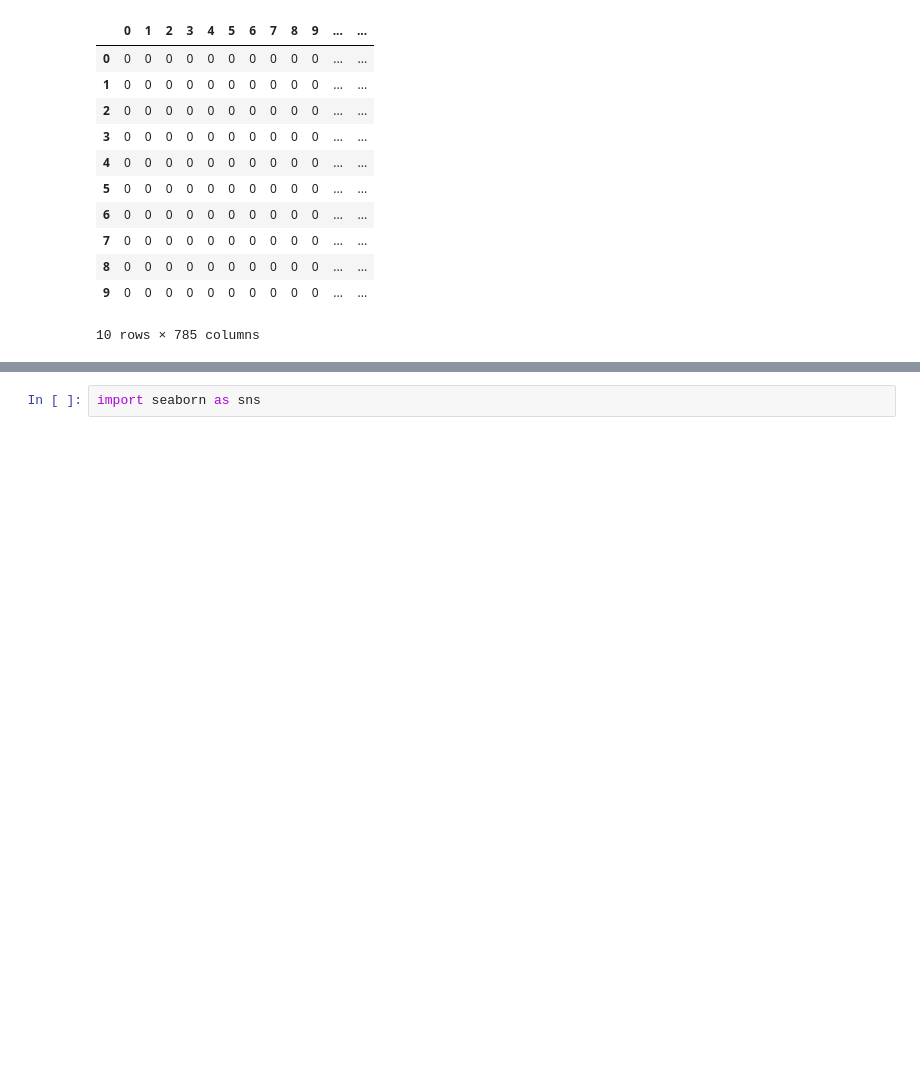
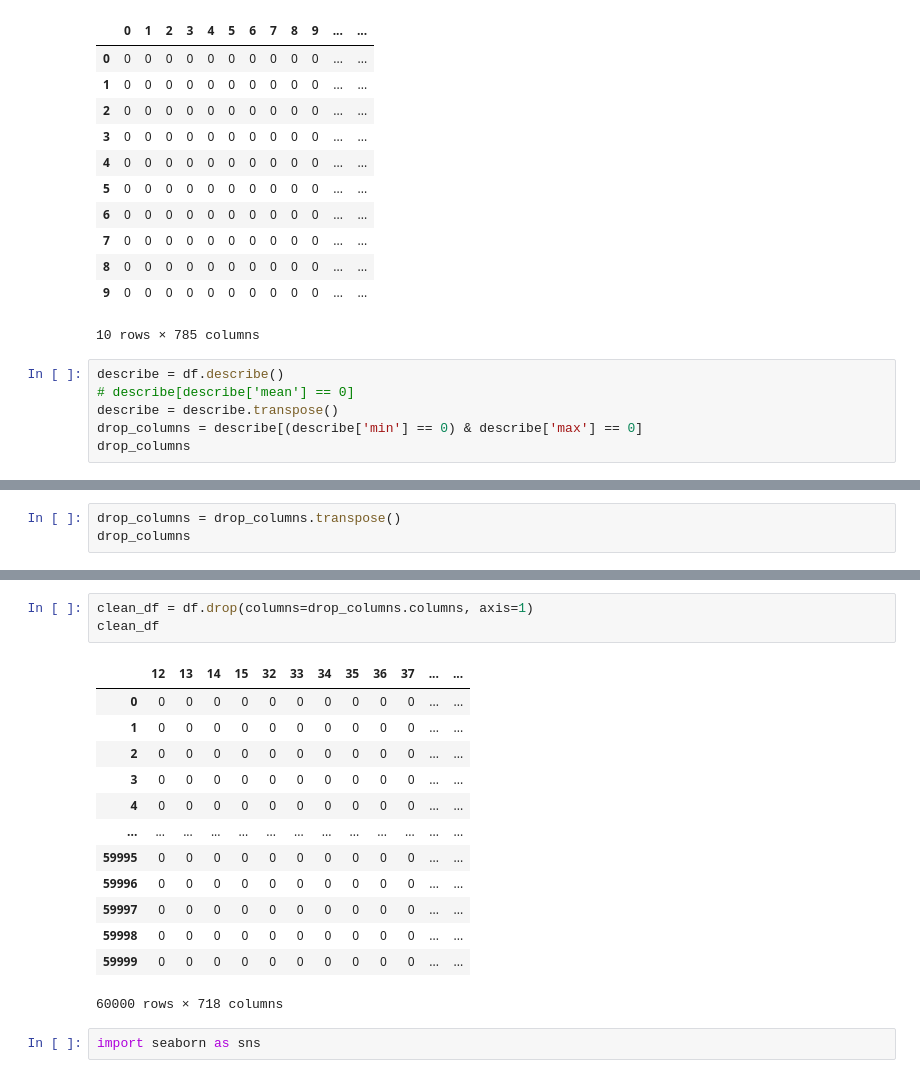
Before and after one commit to ompiepy/DataMining, a Jupyter notebook: Lab 4/KnnOnMNISTDataset.ipynb, the cells around one changed output, grey strips where cells are left out. Cells and saved outputs as stored; diff of their text form; blank space fills up the shorter version.

```diff
--- a/Lab 4/KnnOnMNISTDataset.ipynb
+++ b/Lab 4/KnnOnMNISTDataset.ipynb
@@ -61,3 +59,9 @@ df.head(10)
 | 8 | 0 | 0 | 0 | 0 | 0 | 0 | 0 | 0 | 0 | 0 | ... | ... |
 | 9 | 0 | 0 | 0 | 0 | 0 | 0 | 0 | 0 | 0 | 0 | ... | ... |
 10 rows × 785 columns
+# %%
+describe = df.describe()
+# describe[describe['mean'] == 0]
+describe = describe.transpose()
+drop_columns = describe[(describe['min'] == 0) & describe['max'] == 0]
+drop_columns
@@ -63,0 +82,3 @@ df.head(10)
+# %%
+drop_columns = drop_columns.transpose()
+drop_columns
@@ -64,3 +96,20 @@ df.head(10)
+# %%
+clean_df = df.drop(columns=drop_columns.columns, axis=1)
+clean_df
+# %% [output]
+|  | 12 | 13 | 14 | 15 | 32 | 33 | 34 | 35 | 36 | 37 | ... | ... |
+| 0 | 0 | 0 | 0 | 0 | 0 | 0 | 0 | 0 | 0 | 0 | ... | ... |
+| 1 | 0 | 0 | 0 | 0 | 0 | 0 | 0 | 0 | 0 | 0 | ... | ... |
+| 2 | 0 | 0 | 0 | 0 | 0 | 0 | 0 | 0 | 0 | 0 | ... | ... |
+| 3 | 0 | 0 | 0 | 0 | 0 | 0 | 0 | 0 | 0 | 0 | ... | ... |
+| 4 | 0 | 0 | 0 | 0 | 0 | 0 | 0 | 0 | 0 | 0 | ... | ... |
+| ... | ... | ... | ... | ... | ... | ... | ... | ... | ... | ... | ... | ... |
+| 59995 | 0 | 0 | 0 | 0 | 0 | 0 | 0 | 0 | 0 | 0 | ... | ... |
+| 59996 | 0 | 0 | 0 | 0 | 0 | 0 | 0 | 0 | 0 | 0 | ... | ... |
+| 59997 | 0 | 0 | 0 | 0 | 0 | 0 | 0 | 0 | 0 | 0 | ... | ... |
+| 59998 | 0 | 0 | 0 | 0 | 0 | 0 | 0 | 0 | 0 | 0 | ... | ... |
+| 59999 | 0 | 0 | 0 | 0 | 0 | 0 | 0 | 0 | 0 | 0 | ... | ... |
+60000 rows × 718 columns
 # %%
 import seaborn as sns
 # %%
```
Also changed, not shown: parts of 14 cells of this notebook, 2 other files.
